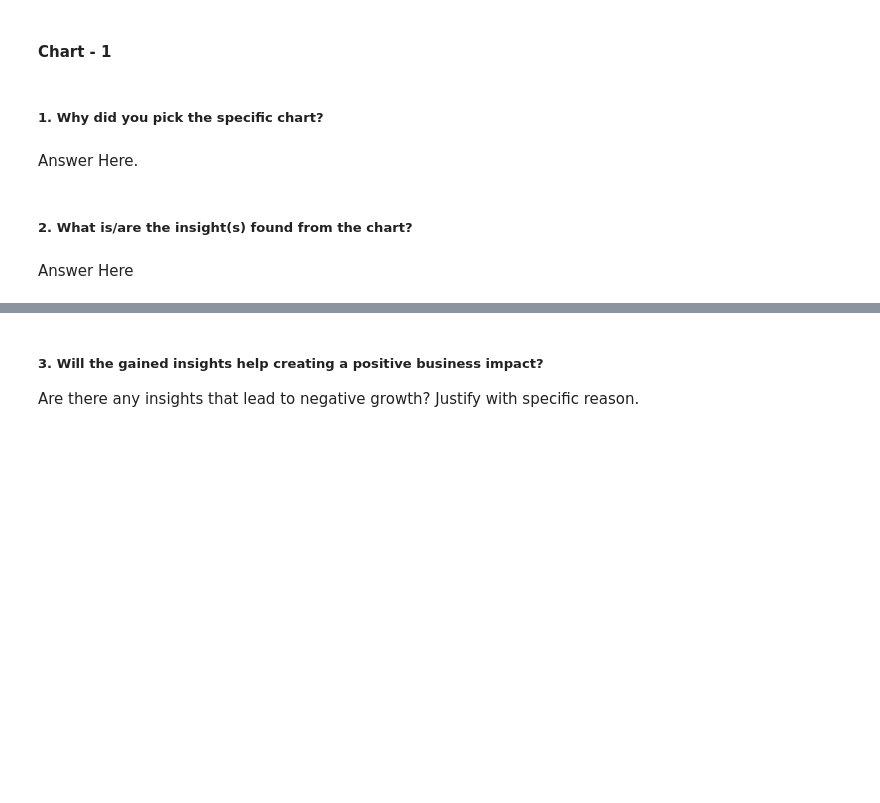
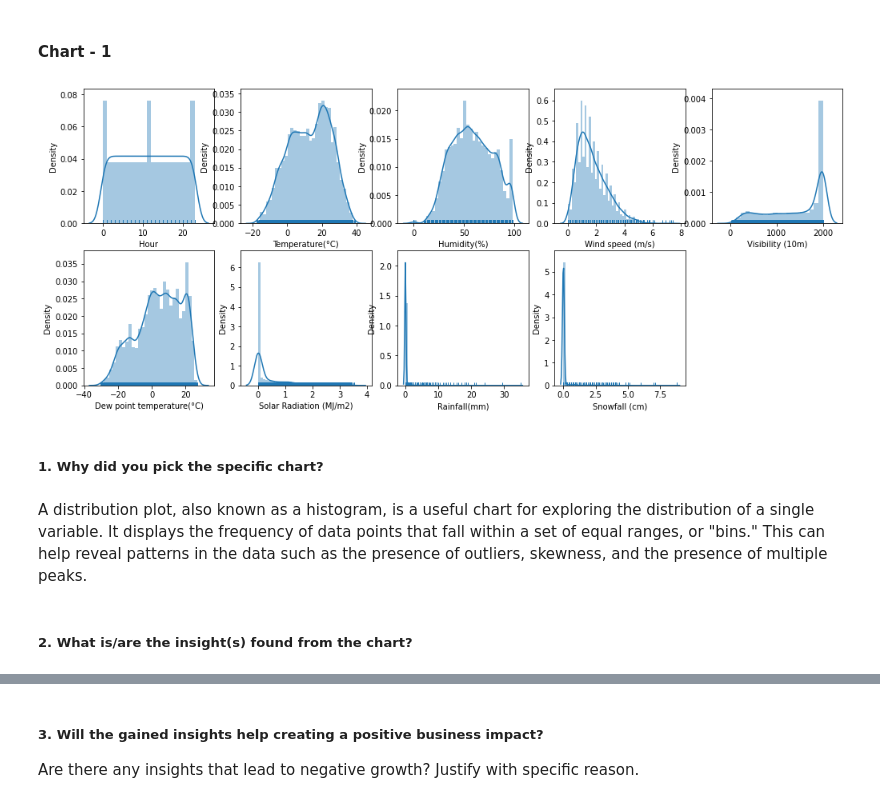
Before and after one commit to amoghpai17/Bike_sharing_demand_prediction, a Jupyter notebook: Bike_sharing_demand_prediction.ipynb, the cells around one changed output, grey strips where cells are left out. Drawn from its saved outputs; the diff is of its cells as text; code cells hidden in the pictures; blank space fills up the shorter version.

```diff
--- a/Bike_sharing_demand_prediction.ipynb
+++ b/Bike_sharing_demand_prediction.ipynb
@@ -307,8 +305,16 @@ I have done the necessary grouping for visualization purpose.
+# %%
+# Chart - 1 visualization code
+col=['Hour','Temperature(°C)', 'Humidity(%)','Wind speed (m/s)', 'Visibility (10m)', 'Dew point temperature(°C)','Solar Radiation (MJ/m2)', 'Rainfall(mm)', 'Snowfall (cm)']
+#distplots
+fig = plt.figure(figsize=(17, 18))
+for i in range(len(col)):
+  plt.subplot(5,5,i+1)
+  sns.distplot(df[col[i]], hist=True, rug=True)
+# %% [output]
+[figure, added]
 # %% [markdown]
 ##### 1. Why did you pick the specific chart?
-# %% [markdown]
-Answer Here.
+# %% [markdown]
+A distribution plot, also known as a histogram, is a useful chart for exploring the distribution of a single variable. It displays the frequency of data points that fall within a set of equal ranges, or "bins." This can help reveal patterns in the data such as the presence of outliers, skewness, and the presence of multiple peaks.
 # %% [markdown]
 ##### 2. What is/are the insight(s) found from the chart?
-# %% [markdown]
-Answer Here
```
Also changed, not shown: parts of 111 cells of this notebook.
